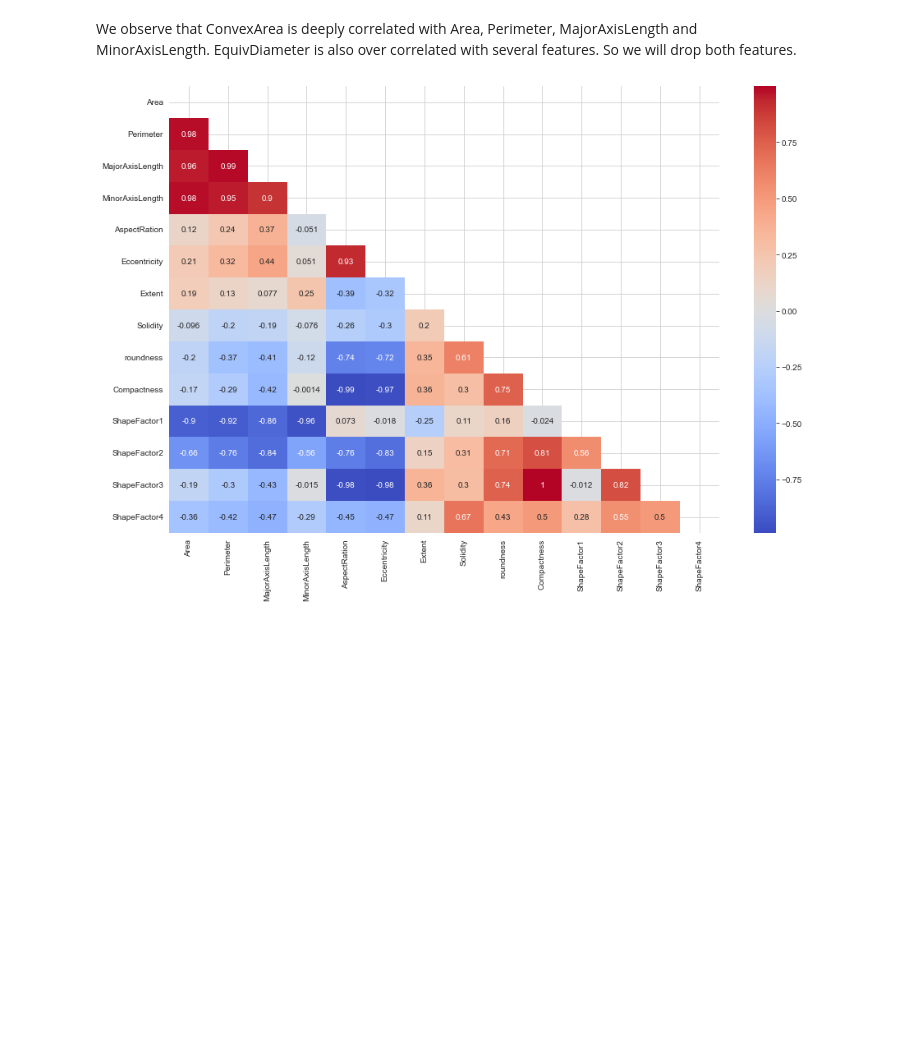
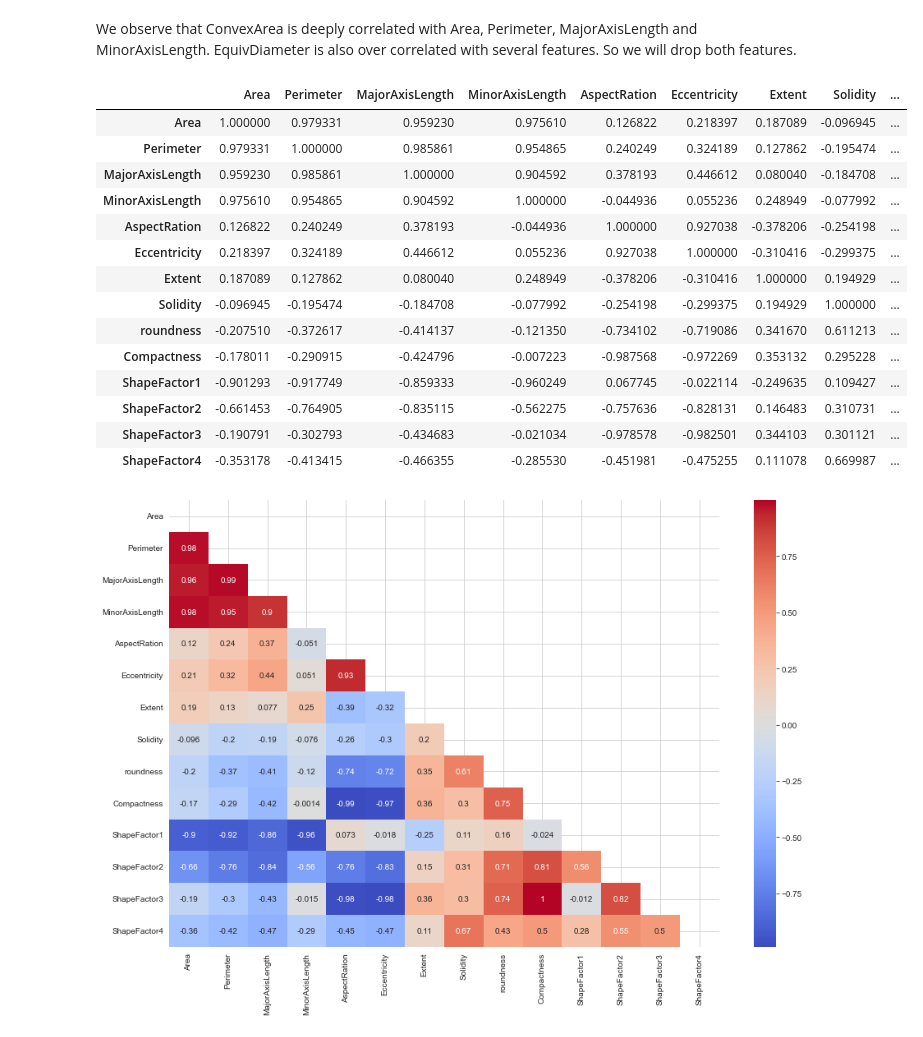
Before and after one commit to elsayedrashed/machine-learning-app, a Jupyter notebook: suppervised-learning/classification-algorithms/logistics-regression/multinomial-logistics-regression.ipynb, the cells around one changed output. Saved outputs shown, nothing was run; the diff lists cells and outputs as text; code cells hidden in the pictures; blank space fills up the shorter version.

```diff
--- a/suppervised-learning/classification-algorithms/logistics-regression/multinomial-logistics-regression.ipynb
+++ b/suppervised-learning/classification-algorithms/logistics-regression/multinomial-logistics-regression.ipynb
@@ -130,6 +130,24 @@ We observe that ConvexArea is deeply correlated with Area, Perimeter, MajorAxisL
 EquivDiameter is also over correlated with several features. So we will drop both features.
 # %%
 x_sm.drop(['ConvexArea', 'EquivDiameter'], axis=1, inplace=True)
+# %%
+x_sm.corr()
+# %% [output]
+|  | Area | Perimeter | MajorAxisLength | MinorAxisLength | AspectRation | Eccentricity | Extent | Solidity | ... |
+| Area | 1.000000 | 0.979331 | 0.959230 | 0.975610 | 0.126822 | 0.218397 | 0.187089 | -0.096945 | ... |
+| Perimeter | 0.979331 | 1.000000 | 0.985861 | 0.954865 | 0.240249 | 0.324189 | 0.127862 | -0.195474 | ... |
+| MajorAxisLength | 0.959230 | 0.985861 | 1.000000 | 0.904592 | 0.378193 | 0.446612 | 0.080040 | -0.184708 | ... |
+| MinorAxisLength | 0.975610 | 0.954865 | 0.904592 | 1.000000 | -0.044936 | 0.055236 | 0.248949 | -0.077992 | ... |
+| AspectRation | 0.126822 | 0.240249 | 0.378193 | -0.044936 | 1.000000 | 0.927038 | -0.378206 | -0.254198 | ... |
+| Eccentricity | 0.218397 | 0.324189 | 0.446612 | 0.055236 | 0.927038 | 1.000000 | -0.310416 | -0.299375 | ... |
+| Extent | 0.187089 | 0.127862 | 0.080040 | 0.248949 | -0.378206 | -0.310416 | 1.000000 | 0.194929 | ... |
+| Solidity | -0.096945 | -0.195474 | -0.184708 | -0.077992 | -0.254198 | -0.299375 | 0.194929 | 1.000000 | ... |
+| roundness | -0.207510 | -0.372617 | -0.414137 | -0.121350 | -0.734102 | -0.719086 | 0.341670 | 0.611213 | ... |
+| Compactness | -0.178011 | -0.290915 | -0.424796 | -0.007223 | -0.987568 | -0.972269 | 0.353132 | 0.295228 | ... |
+| ShapeFactor1 | -0.901293 | -0.917749 | -0.859333 | -0.960249 | 0.067745 | -0.022114 | -0.249635 | 0.109427 | ... |
+| ShapeFactor2 | -0.661453 | -0.764905 | -0.835115 | -0.562275 | -0.757636 | -0.828131 | 0.146483 | 0.310731 | ... |
+| ShapeFactor3 | -0.190791 | -0.302793 | -0.434683 | -0.021034 | -0.978578 | -0.982501 | 0.344103 | 0.301121 | ... |
+| ShapeFactor4 | -0.353178 | -0.413415 | -0.466355 | -0.285530 | -0.451981 | -0.475255 | 0.111078 | 0.669987 | ... |
 # %%
 plt.figure(figsize=(15, 10))
 sns.heatmap(data=x_sm.corr(), cmap='coolwarm', mask=np.triu(x_sm.corr()), annot=True)
```
Also changed, not shown: 3 other files.
